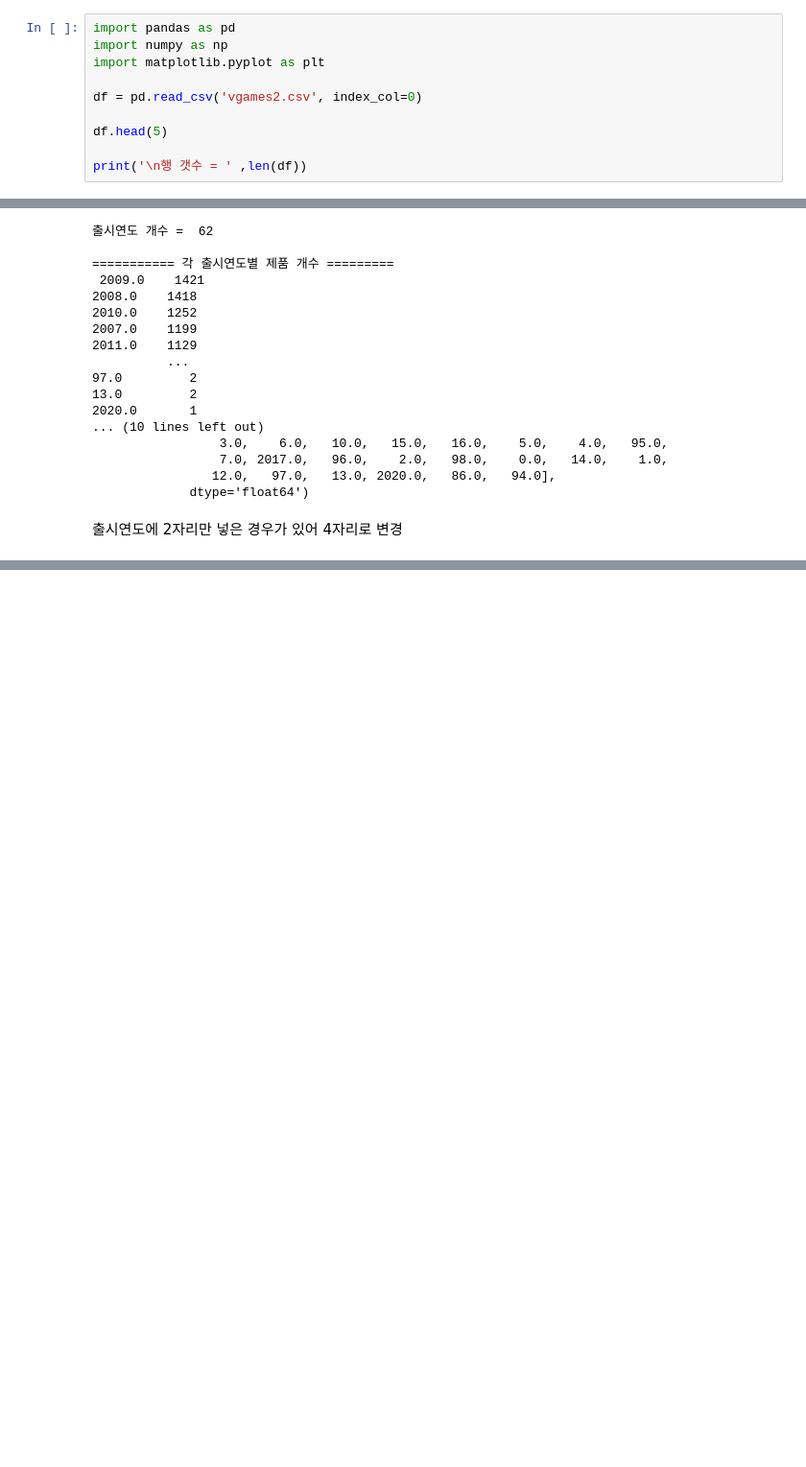
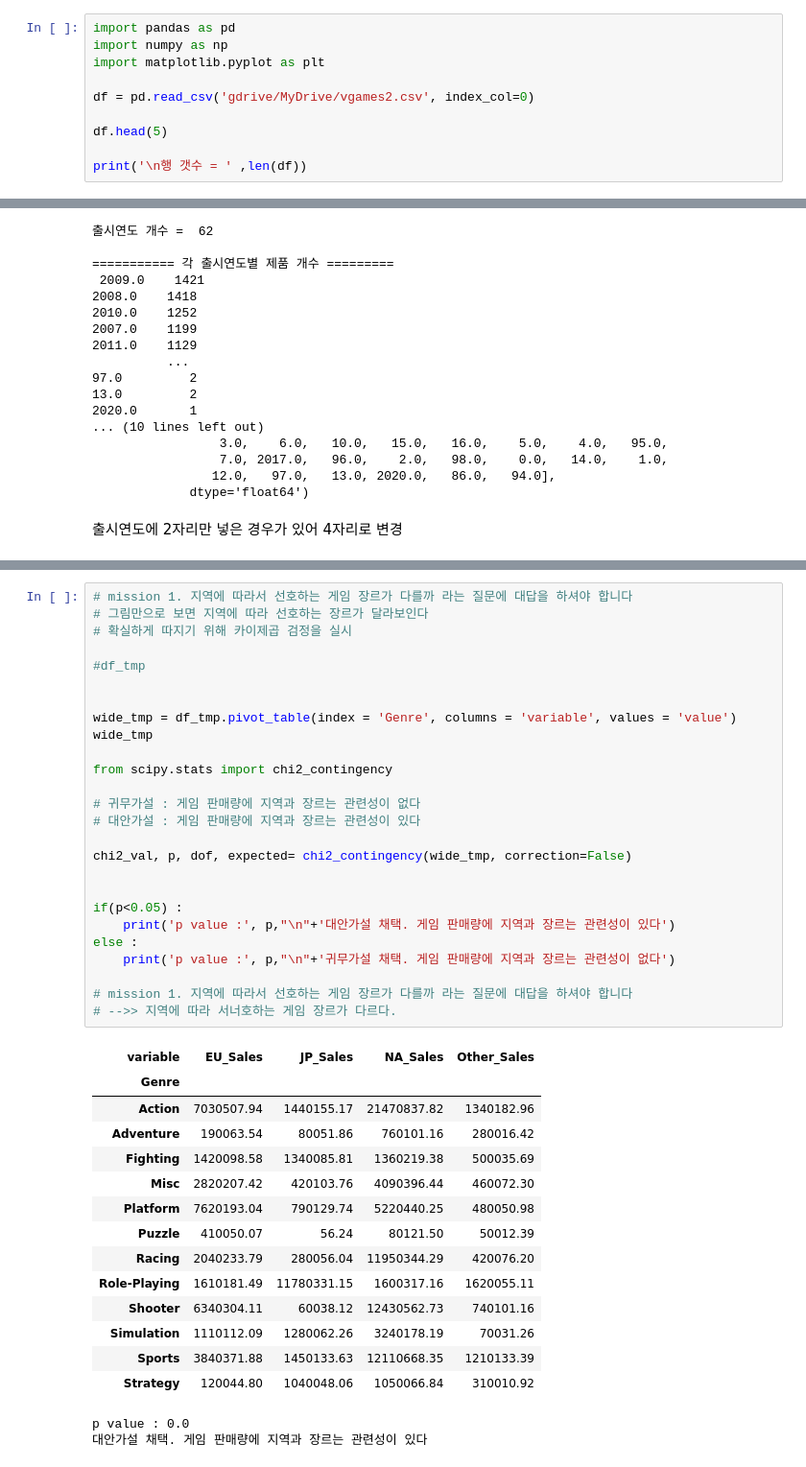
Before and after one commit to bhkwon89/Section1_project, a Jupyter notebook: Section1_Project.ipynb, the cells around one changed output, grey strips where cells are left out. Shown: that part at 96% size. Drawn from its saved outputs; the diff is of its cells as text; blank space fills up the shorter version.

```diff
--- a/Section1_Project.ipynb
+++ b/Section1_Project.ipynb
@@ -20,7 +20,7 @@ import pandas as pd
 import numpy as np
 import matplotlib.pyplot as plt
 
-df = pd.read_csv('vgames2.csv', index_col=0)
+df = pd.read_csv('gdrive/MyDrive/vgames2.csv', index_col=0)
 
 df.head(5)
 
@@ -352,0 +447,43 @@ memory usage: 1.1+ MB
+# %%
+# mission 1. 지역에 따라서 선호하는 게임 장르가 다를까 라는 질문에 대답을 하셔야 합니다
+# 그림만으로 보면 지역에 따라 선호하는 장르가 달라보인다
+# 확실하게 따지기 위해 카이제곱 검정을 실시
+
+#df_tmp
+
+
+wide_tmp = df_tmp.pivot_table(index = 'Genre', columns = 'variable', values = 'value')
+wide_tmp
+
+from scipy.stats import chi2_contingency
+
+# 귀무가설 : 게임 판매량에 지역과 장르는 관련성이 없다
+# 대안가설 : 게임 판매량에 지역과 장르는 관련성이 있다
+
+chi2_val, p, dof, expected= chi2_contingency(wide_tmp, correction=False)
+
+
+if(p<0.05) :
+    print('p value :', p,"\n"+'대안가설 채택. 게임 판매량에 지역과 장르는 관련성이 있다')
+else :
+    print('p value :', p,"\n"+'귀무가설 채택. 게임 판매량에 지역과 장르는 관련성이 없다')
+
+# mission 1. 지역에 따라서 선호하는 게임 장르가 다를까 라는 질문에 대답을 하셔야 합니다
+# -->> 지역에 따라 서너호하는 게임 장르가 다르다.
+# %% [output]
+| variable | EU_Sales | JP_Sales | NA_Sales | Other_Sales |
+| Genre |  |  |  |  |
+| Action | 7030507.94 | 1440155.17 | 21470837.82 | 1340182.96 |
+| Adventure | 190063.54 | 80051.86 | 760101.16 | 280016.42 |
+| Fighting | 1420098.58 | 1340085.81 | 1360219.38 | 500035.69 |
+| Misc | 2820207.42 | 420103.76 | 4090396.44 | 460072.30 |
+| Platform | 7620193.04 | 790129.74 | 5220440.25 | 480050.98 |
+| Puzzle | 410050.07 | 56.24 | 80121.50 | 50012.39 |
+| Racing | 2040233.79 | 280056.04 | 11950344.29 | 420076.20 |
+| Role-Playing | 1610181.49 | 11780331.15 | 1600317.16 | 1620055.11 |
+| Shooter | 6340304.11 | 60038.12 | 12430562.73 | 740101.16 |
+| Simulation | 1110112.09 | 1280062.26 | 3240178.19 | 70031.26 |
+| Sports | 3840371.88 | 1450133.63 | 12110668.35 | 1210133.39 |
+| Strategy | 120044.80 | 1040048.06 | 1050066.84 | 310010.92 |
+p value : 0.0
+대안가설 채택. 게임 판매량에 지역과 장르는 관련성이 있다
```
Also changed, not shown: parts of 19 cells of this notebook.
